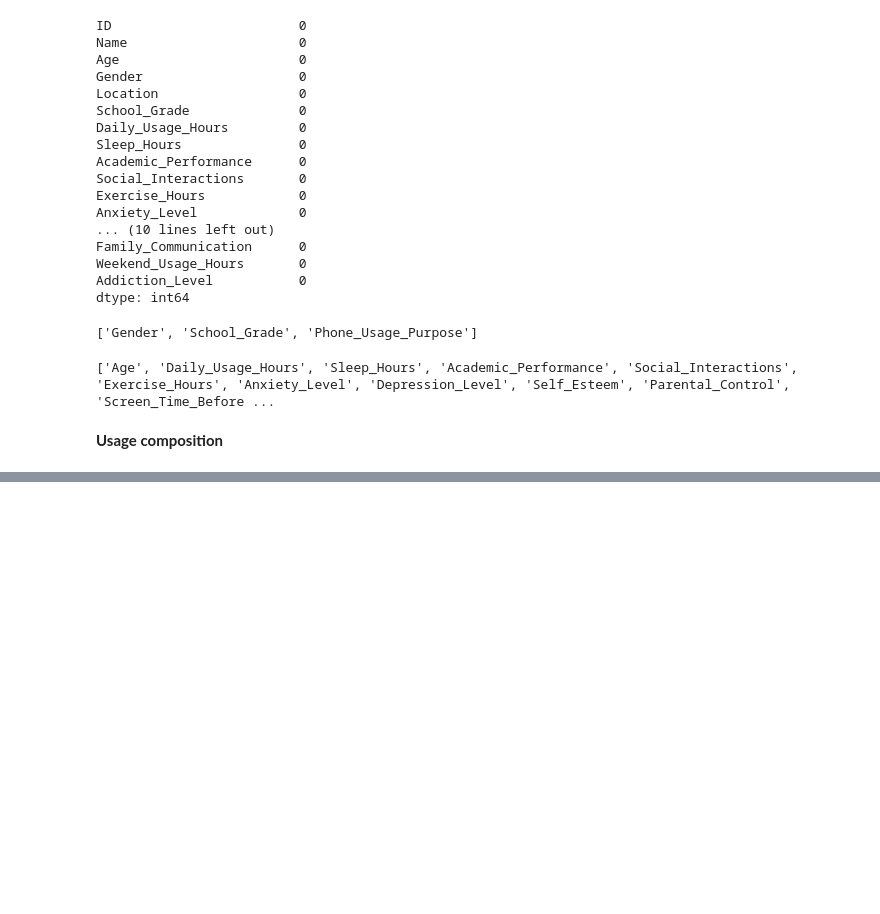
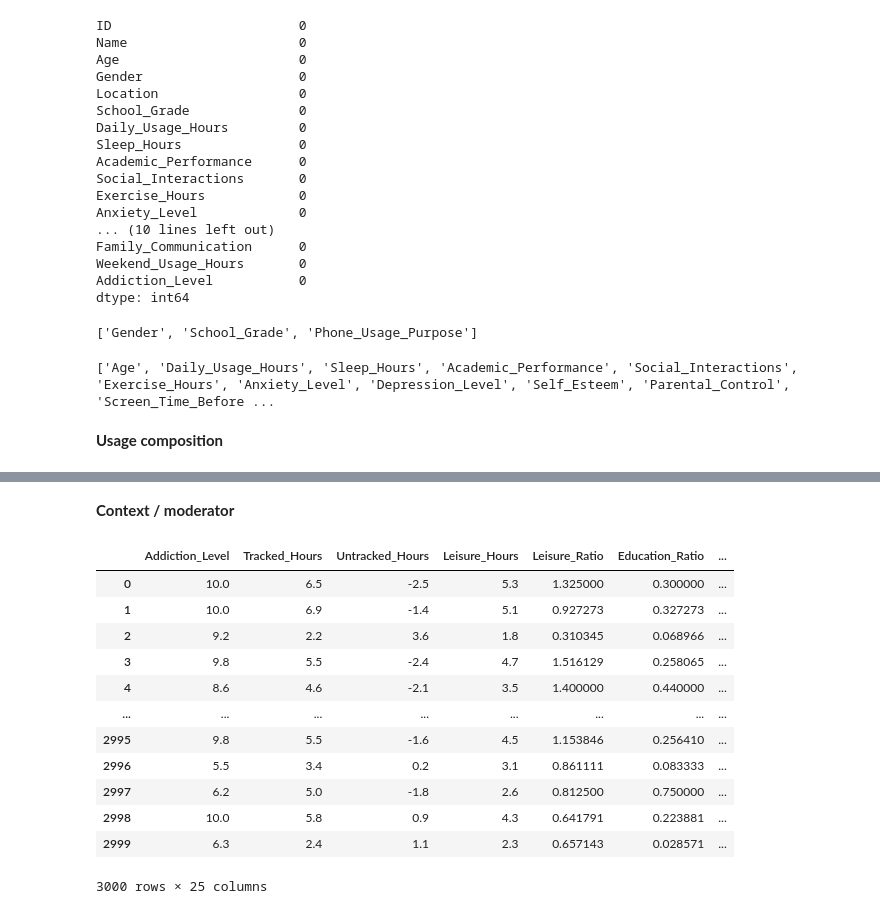
Before and after one commit to Superkai017/Smartphone-Addiction-Warning-System-Rebuild-, a Jupyter notebook: notebook/preprocessed.ipynb, the cells around one changed output, grey strips where cells are left out. Drawn from its saved outputs; the diff is of its cells as text; code cells hidden in the pictures; blank space fills up the shorter version.

```diff
--- a/notebook/preprocessed.ipynb
+++ b/notebook/preprocessed.ipynb
@@ -95,0 +125,2 @@ df['Social_vs_Gaming'] = df['Time_on_Social_Media'] - df['Time_on_Gaming']  # us
+# %% [markdown]
+**Context / moderator**
@@ -95,0 +155,16 @@ df['Social_vs_Gaming'] = df['Time_on_Social_Media'] - df['Time_on_Gaming']  # us
+# %%
+df
+# %% [output]
+|  | Addiction_Level | Tracked_Hours | Untracked_Hours | Leisure_Hours | Leisure_Ratio | Education_Ratio | ... |
+| 0 | 10.0 | 6.5 | -2.5 | 5.3 | 1.325000 | 0.300000 | ... |
+| 1 | 10.0 | 6.9 | -1.4 | 5.1 | 0.927273 | 0.327273 | ... |
+| 2 | 9.2 | 2.2 | 3.6 | 1.8 | 0.310345 | 0.068966 | ... |
+| 3 | 9.8 | 5.5 | -2.4 | 4.7 | 1.516129 | 0.258065 | ... |
+| 4 | 8.6 | 4.6 | -2.1 | 3.5 | 1.400000 | 0.440000 | ... |
+| ... | ... | ... | ... | ... | ... | ... | ... |
+| 2995 | 9.8 | 5.5 | -1.6 | 4.5 | 1.153846 | 0.256410 | ... |
+| 2996 | 5.5 | 3.4 | 0.2 | 3.1 | 0.861111 | 0.083333 | ... |
+| 2997 | 6.2 | 5.0 | -1.8 | 2.6 | 0.812500 | 0.750000 | ... |
+| 2998 | 10.0 | 5.8 | 0.9 | 4.3 | 0.641791 | 0.223881 | ... |
+| 2999 | 6.3 | 2.4 | 1.1 | 2.3 | 0.657143 | 0.028571 | ... |
+3000 rows × 25 columns
```
Also changed, not shown: parts of 16 cells of this notebook, 4 other files.
